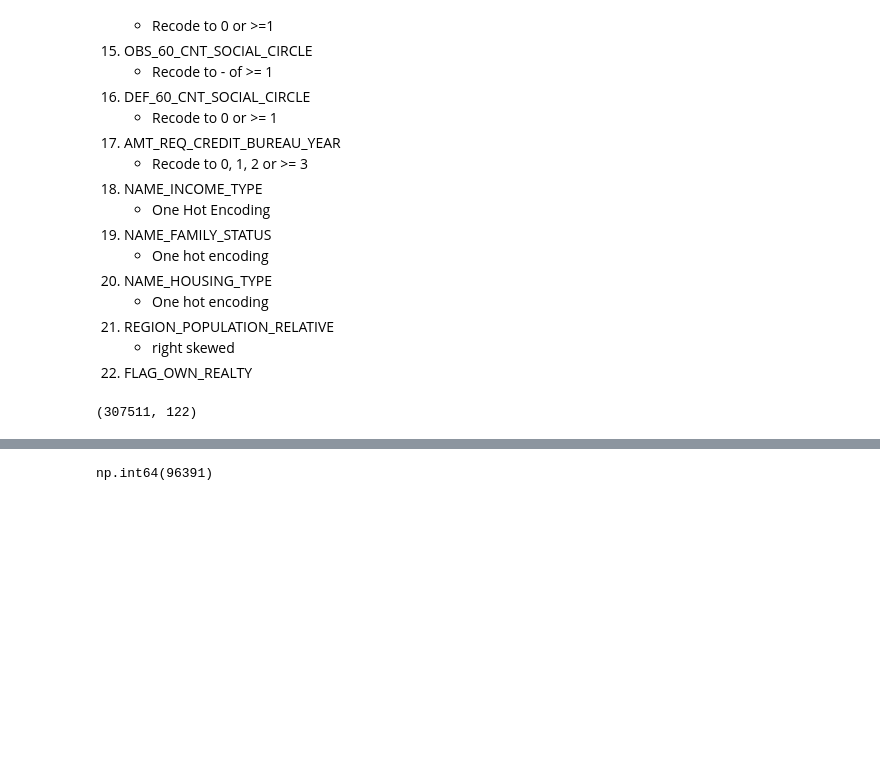
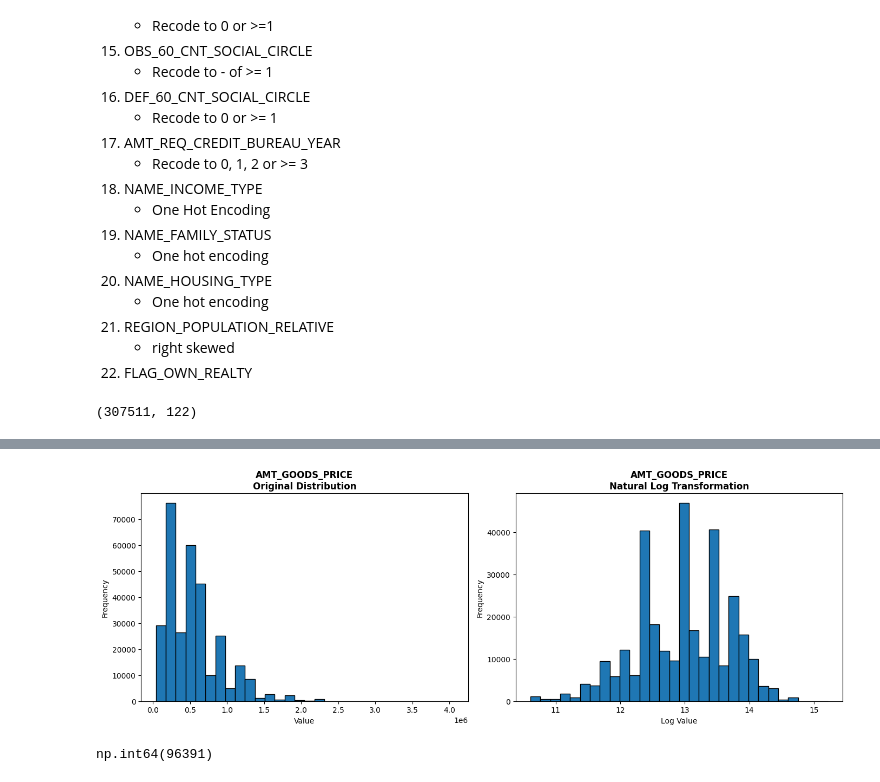
Before and after one commit to caseywhorton/homecredit, a Jupyter notebook: notebooks/preprocessing_model_fit.ipynb, the cells around one changed output, grey strips where cells are left out. Drawn from its saved outputs; the diff is of its cells as text; code cells hidden in the pictures; blank space fills up the shorter version.

```diff
--- a/notebooks/preprocessing_model_fit.ipynb
+++ b/notebooks/preprocessing_model_fit.ipynb
@@ -65,3 +90,35 @@ df.shape
+# %%
+import matplotlib.pyplot as plt
+import numpy as np
+
+# Create figure with two subplots side by side
+fig, axes = plt.subplots(1, 2, figsize=(14, 5))
+
+# Left subplot - Original distribution
+df['AMT_GOODS_PRICE'].hist(ax=axes[0], bins=30, edgecolor='black')
+axes[0].set_title('AMT_GOODS_PRICE\nOriginal Distribution', fontsize=12, fontweight='bold')
+axes[0].set_xlabel('Value')
+axes[0].set_ylabel('Frequency')
+axes[0].grid(False)
+
+# Right subplot - Log transformed
+np.log(df['AMT_GOODS_PRICE']).hist(ax=axes[1], bins=30, edgecolor='black')
+axes[1].set_title('AMT_GOODS_PRICE\nNatural Log Transformation', fontsize=12, fontweight='bold')
+axes[1].set_xlabel('Log Value')
+axes[1].set_ylabel('Frequency')
+axes[1].grid(False)
+
+# Adjust layout to prevent overlap
+plt.tight_layout()
+
+# Save the plot
+#plt.savefig('/Users/caseywhorton/ds/homecredit/artifacts/cohort_profiles/amt_goods_price_distribution.png',
+#            dpi=300, bbox_inches='tight')
+
+# Show the plot
+plt.show()
+# %% [output]
+[figure, added]
 # %%
 column_set = ['SK_ID_CURR',
 'TARGET',
```
Also changed, not shown: parts of 6 cells of this notebook.
